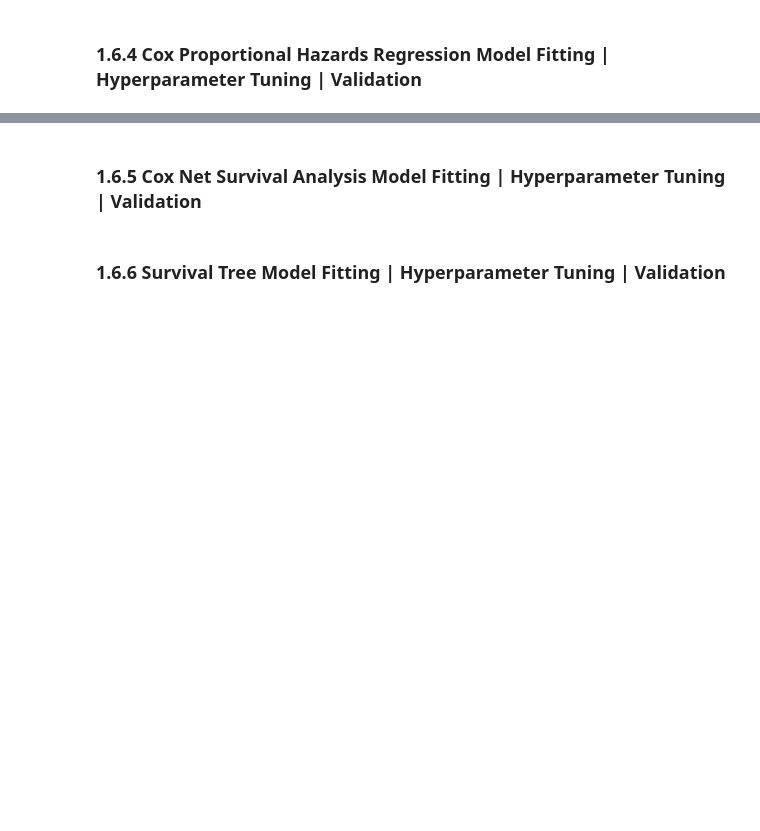
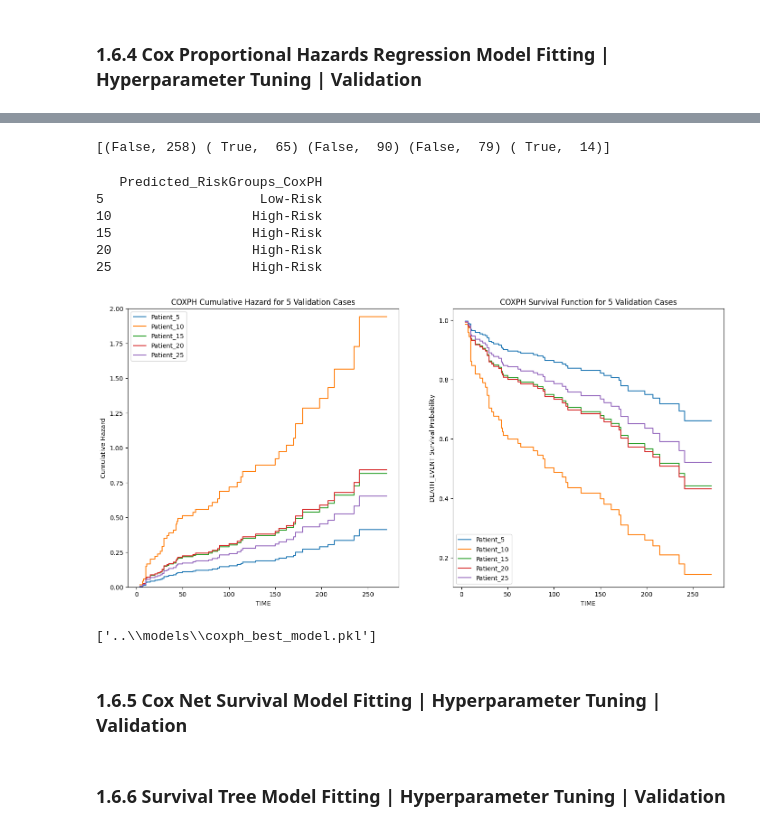
Before and after one commit to JohnPaulinePineda/Portfolio_Project_55, a Jupyter notebook: codes/EstimatingHeartFailureSurvivalRiskProfilesFromCardiovascularHematologicAndMetabolicMarkers.ipynb, the cells around one changed output, grey strips where cells are left out. Drawn from its saved outputs; the diff is of its cells as text; code cells hidden in the pictures; blank space fills up the shorter version.

```diff
--- a/codes/EstimatingHeartFailureSurvivalRiskProfilesFromCardiovascularHematologicAndMetabolicMarkers.ipynb
+++ b/codes/EstimatingHeartFailureSurvivalRiskProfilesFromCardiovascularHematologicAndMetabolicMarkers.ipynb
@@ -1639,3 +1679,10 @@ rsf_pipeline = Pipeline([
     ('gbs', GradientBoostingSurvivalAnalysis())])
 # %% [markdown]
 ### 1.6.4 Cox Proportional Hazards Regression Model Fitting | Hyperparameter Tuning | Validation <a class="anchor" id="1.6.4"></a>
+# %%
+##################################
+# Performing hyperparameter tuning
+# through K-fold cross-validation
+# using the Cox Proportional Hazards Regression Model
+##################################
+coxph_grid_search.fit(X_train, y_train_array)
@@ -1642,5 +1825,62 @@ rsf_pipeline = Pipeline([
+# %%
+##################################
+# Gathering the event and duration information
+# for 5 test case samples
+##################################
+print(y_validation_array[[5, 10, 15, 20, 25]])
+# %% [output]
+[(False, 258) ( True,  65) (False,  90) (False,  79) ( True,  14)]
+# %%
+##################################
+# Gathering the risk-groups
+# for 5 test case samples
+##################################
+print(heart_failure_validation.loc[[5, 10, 15, 20, 25]][['Predicted_RiskGroups_CoxPH']])
+# %% [output]
+   Predicted_RiskGroups_CoxPH
+5                    Low-Risk
+10                  High-Risk
+15                  High-Risk
+20                  High-Risk
+25                  High-Risk
+# %%
+##################################
+# Estimating the cumulative hazard
+# and survival functions
+# for 5 validation cases
+##################################
+validation_case = X_validation.iloc[[5, 10, 15, 20, 25]]
+validation_case_labels = ['Patient_5','Patient_10','Patient_15','Patient_20','Patient_25',]
+validation_case_cumulative_hazard_function = optimal_coxph_model.predict_cumulative_hazard_function(validation_case)
+validation_case_survival_function = optimal_coxph_model.predict_survival_function(validation_case)
+
+fig, ax = plt.subplots(1,2,figsize=(17, 8))
+for hazard_prediction, survival_prediction in zip(validation_case_cumulative_hazard_function, validation_case_survival_function):
+    ax[0].step(hazard_prediction.x,hazard_prediction(hazard_prediction.x),where='post')
+    ax[1].step(survival_prediction.x,survival_prediction(survival_prediction.x),where='post')
+ax[0].set_title('COXPH Cumulative Hazard for 5 Validation Cases')
+ax[0].set_xlabel('TIME')
+ax[0].set_ylim(0,2)
+ax[0].set_ylabel('Cumulative Hazard')
+ax[0].legend(validation_case_labels, loc="upper left")
+ax[1].set_title('COXPH Survival Function for 5 Validation Cases')
+ax[1].set_xlabel('TIME')
+ax[1].set_ylabel('DEATH_EVENT Survival Probability')
+ax[1].legend(validation_case_labels, loc="lower left")
+plt.show()
+# %% [output]
+[figure, added]
+# %%
+##################################
+# Saving the best Cox Proportional Hazards Regression Model
+# developed from the original training data
+##################################
+joblib.dump(coxph_best_model_train_cv,
+            os.path.join("..", MODELS_PATH, "coxph_best_model.pkl"))
+# %% [output]
+['..\\models\\coxph_best_model.pkl']
 # %% [markdown]
-### 1.6.5 Cox Net Survival Analysis Model Fitting | Hyperparameter Tuning | Validation <a class="anchor" id="1.6.5"></a>
+### 1.6.5 Cox Net Survival Model Fitting | Hyperparameter Tuning | Validation <a class="anchor" id="1.6.5"></a>
 # %% [markdown]
 ### 1.6.6 Survival Tree Model Fitting | Hyperparameter Tuning | Validation <a class="anchor" id="1.6.6"></a>
 # %% [markdown]
```
Also changed, not shown: parts of 21 cells of this notebook, 3 other files.
